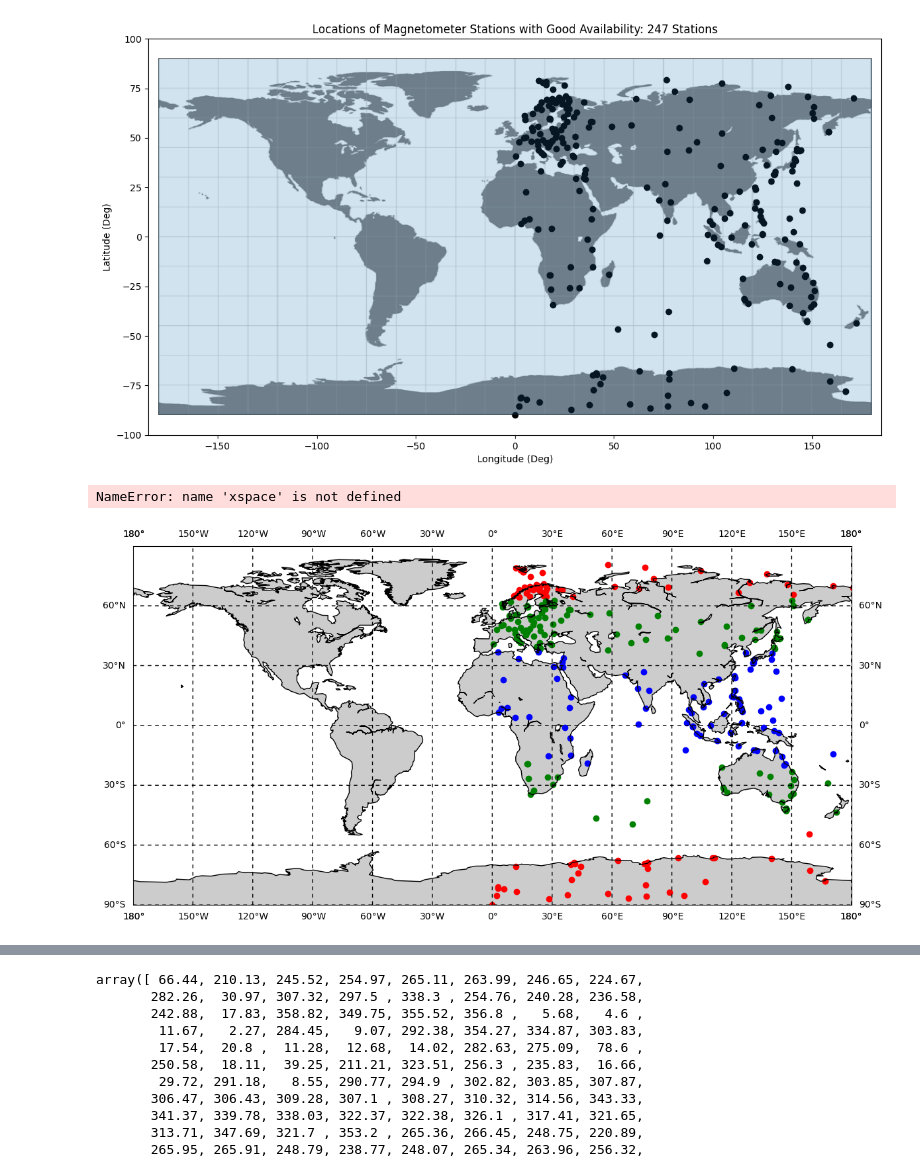
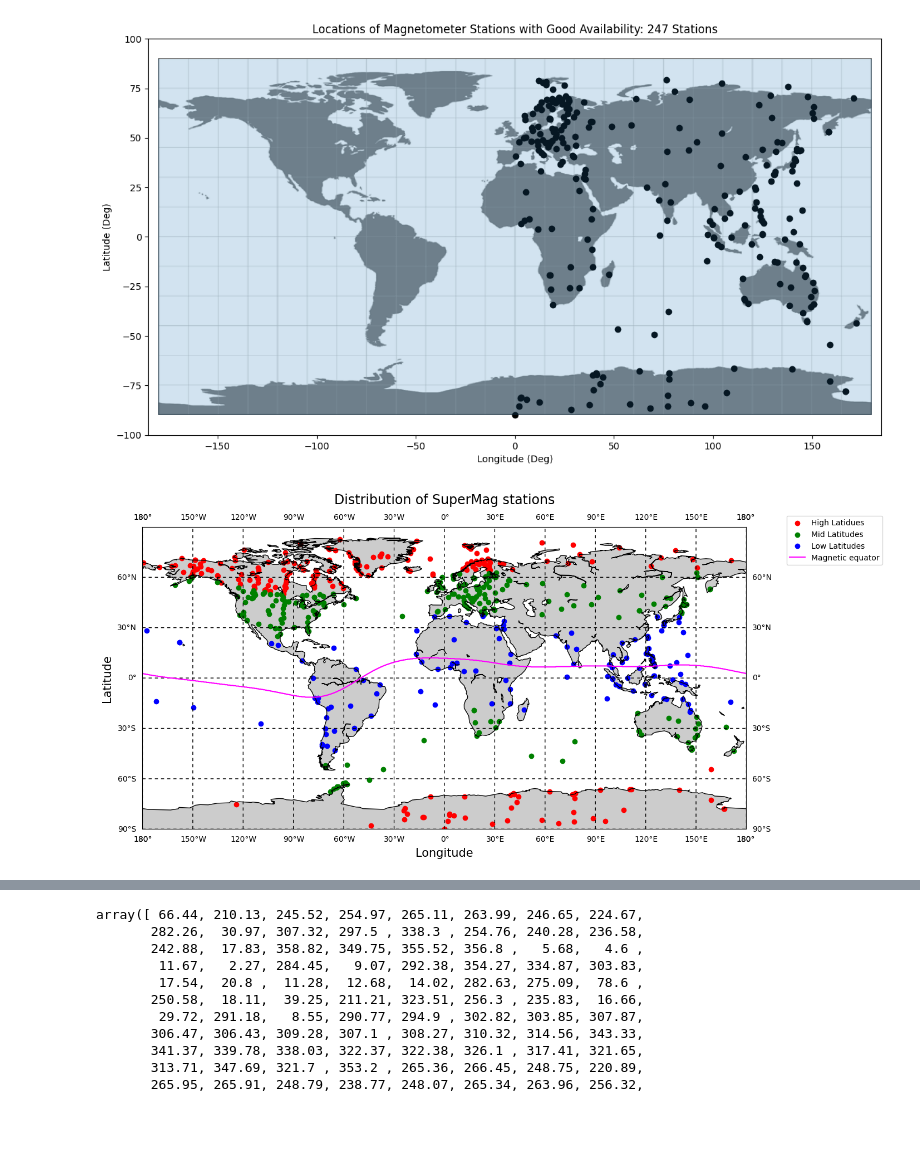
Before and after one commit to zemarchezi/SuperMAG-availability, a Jupyter notebook: SuperMAG_available.ipynb, the cells around one changed output, grey strips where cells are left out. Drawn from its saved outputs; the diff is of its cells as text; code cells hidden in the pictures; blank space fills up the shorter version.

Commit message:
plot stations

```diff
--- a/SuperMAG_available.ipynb
+++ b/SuperMAG_available.ipynb
@@ -20,7 +20,7 @@ avg_avail_min = 0 # Stations whose average percent available data over the years
 year_avail_min =0  # Stations that don't have at least this much available data every year are eliminated
 all_stations_path = "supermag_table.csv" # The path to your raw SuperMAG data table
 all_stations = pd.read_csv(all_stations_path)
-all_stations["GLongg"] = all_stations["GLON"].apply(lambda x: x-180)
+all_stations["GLongg"] = all_stations["GLON"].apply(lambda x: x - 360 if x > 180 else x)
 # %%
 # Run the previous cell before running this one!
 
@@ -162,44 +166,46 @@ low_lats = all_stations[(abs(all_stations["MLAT"])>=0) & (abs(all_stations["MLAT
 # Run the previous cells before running this one!
 from mpl_toolkits.basemap import Basemap
 from matplotlib.patches import Rectangle
+
 
 fig, ax = plt.subplots(figsize=(14,14))
 # img=mpimg.imread('world_map.jpg')
 # ax.imshow(img, extent=[-180,180,-90,90])
 m = Basemap()
 m.drawcoastlines(linewidth=1.0, linestyle='solid', color='black')
 m.fillcontinents()
 m.drawmeridians(range(0, 360, 30), color='k', linewidth=1.0, dashes=[4, 4], labels=[0, 0, 1, 1])
 m.drawparallels(range(-90, 90, 30), color='k', linewidth=1.0, dashes=[4, 4], labels=[1, 1, 0, 0])
 # m.drawcountries()
 
 
 
 
 # print(w_lon)
 # if w_lon >= 180:
 #     w_lon -= 360
 #     e_lon -= 360
 
 # for i in range(len(lons)):
 #     if lons[i] >= 180:
 #         lons[i] -= 360
 
 
-# ax.scatter(all_stations["GLON"].values, all_stations["GLAT"].values, c="red")
-ax.scatter(high_lats["GLON"].values, high_lats["GLAT"].values, c="red")
-ax.scatter(mid_lats["GLON"].values, mid_lats["GLAT"].values, c="green")
-ax.scatter(low_lats["GLON"].values, low_lats["GLAT"].values, c="blue")
-ax.plot(xspace,euator)
-# ax.set_xlim(-180,180)
+# ax.scatter(all_stations["GLongg"].values, all_stations["GLAT"].values, c="red")
+ax.scatter(high_lats["GLongg"].values, high_lats["GLAT"].values, c="red", label="High Latidues")
+ax.scatter(mid_lats["GLongg"].values, mid_lats["GLAT"].values, c="green", label="Mid Latitudes")
+ax.scatter(low_lats["GLongg"].values, low_lats["GLAT"].values, c="blue", label="Low Latitudes")
+ax.plot(xspace,euator, color="magenta",label="Magnetic equator")
+
+ax.legend(bbox_to_anchor=(1.06, 1.05))# ax.set_xlim(-180,180)
 # ax.set_ylim(-90, 90)
 plt.ylabel("Latitude", fontsize=15, labelpad=35)
 plt.xlabel("Longitude", fontsize=15, labelpad=20)
+
 # plt.xlabel("Longitude (Deg)")
 # plt.ylabel("Latitude (Deg)")
 plt.title(f"Distribution of SuperMag stations", fontsize=17, pad=30)
 plt.savefig("good_locs.png")
 # %% [output]
-NameError: name 'xspace' is not defined
-[figure, old version]
+[figure, new version]
 # %%
```
Also changed, not shown: parts of 2 cells of this notebook, 1 other file.
